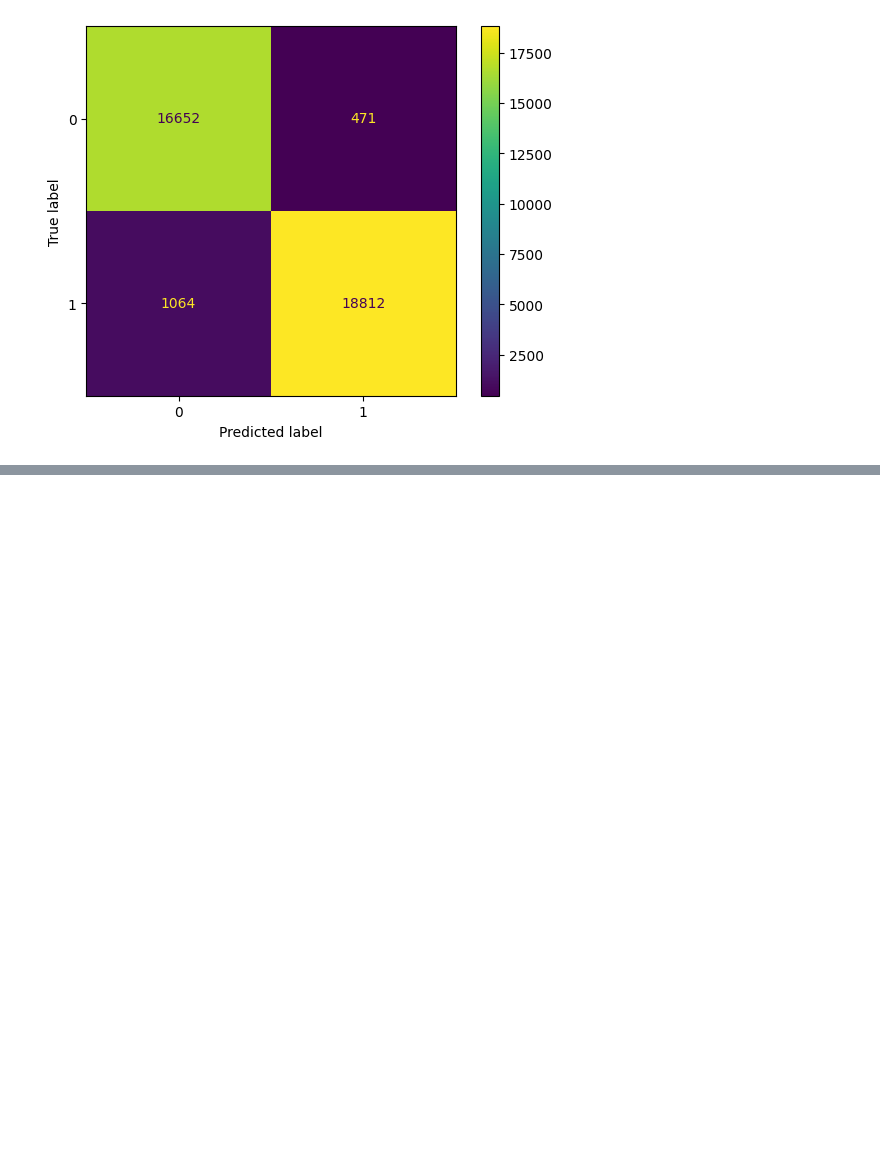
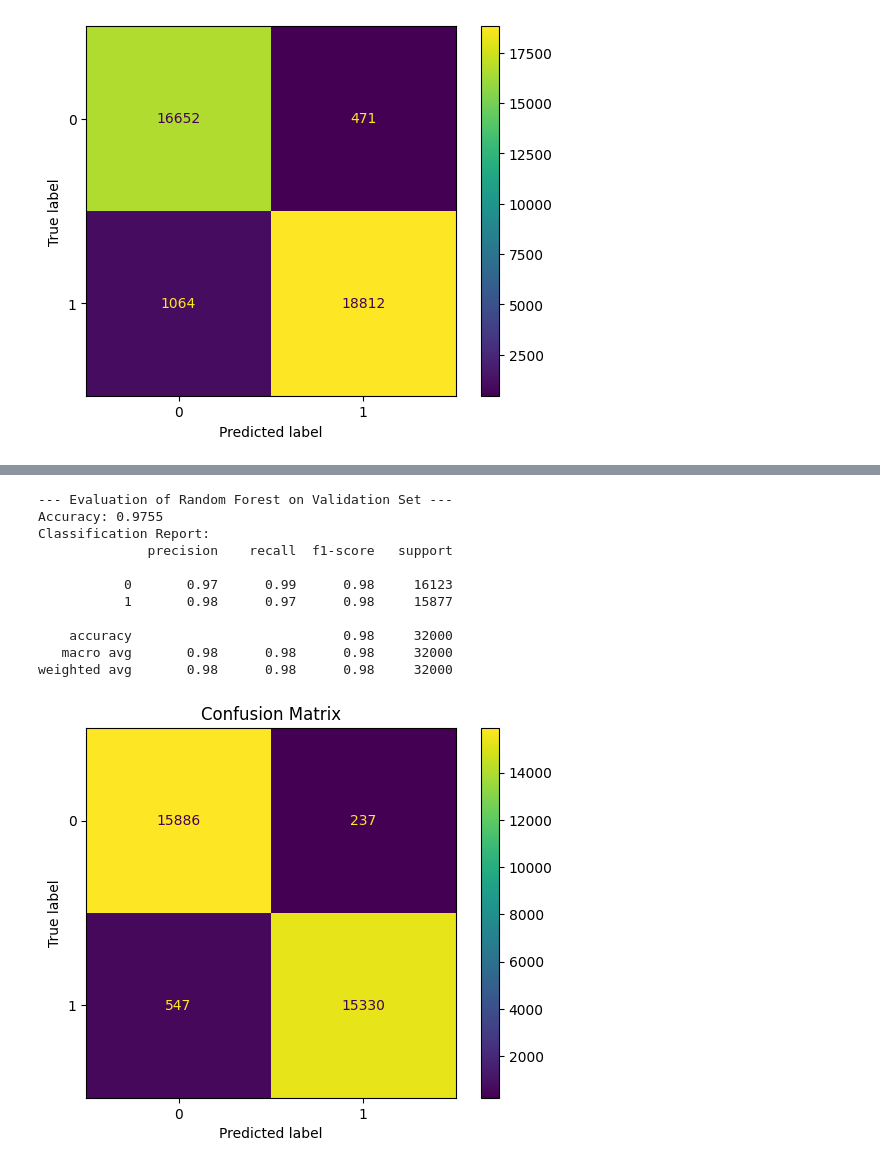
Before and after one commit to erskinekof/erskinekof.github.io, a Jupyter notebook: Copy_of_dga_models.ipynb, the cells around one changed output, grey strips where cells are left out. Saved outputs shown, nothing was run; the diff lists cells and outputs as text; code cells hidden in the pictures; blank space fills up the shorter version.

```diff
--- a/Copy_of_dga_models.ipynb
+++ b/Copy_of_dga_models.ipynb
@@ -1774,0 +1953,54 @@ weighted avg       0.96      0.96      0.96     36999
+# %%
+import joblib
+import pandas as pd
+import numpy as np
+from datetime import datetime, timedelta
+from sklearn.model_selection import train_test_split
+
+# --- Re-creating df_app.csv (validation data) if not already present or updated ---
+# This section ensures df_app.csv is up-to-date and consistent with the trained model's data processing.
+# Load the main dataset to derive the validation set based on the original data split logic.
+original_df = pd.read_csv('/content/dga_data.csv')
+original_df = original_df.dropna()
+original_df['isDGA'] = original_df['isDGA'].apply(lambda x: 1 if x == 'dga' else 0)
+
+# Re-split data to get the exact X_test and y_test used for df_app creation earlier
+X_full = original_df[['domain', 'host']]
+y_full = original_df['isDGA']
+_, X_test_derived, _, y_test_derived = train_test_split(X_full, y_full, test_size=0.2, random_state=42)
+
+# Re-create df_app DataFrame to be used as df_val
+num_samples_derived = len(y_test_derived)
+base_date = datetime(2024, 6, 19) # Consistent with previous creation
+times = [base_date + timedelta(seconds=np.random.randint(0, 86400)) for _ in range(num_samples_derived)]
+
+df_val_recreated = pd.DataFrame({'Target': y_test_derived, 'Query': X_test_derived['domain'] + ' ' + X_test_derived['host'], 'Host': X_test_derived['host'], 'Time': [time.strftime('%Y-%m-%d %H:%M:%S') for time in times]})
+
+# Convert 'Target' column for df_val_recreated to numerical labels (0/1)
+df_val_recreated['Target_Label'] = df_val_recreated['Target'] # Use the numerical 'Target' column directly
+
+# --- Load the trained model and vectorizer ---
+# Using the paths where they were saved in the previous cell.
+model_rf_loaded = joblib.load('/content/dga_model_rf.pkl')
+tfidf_vectorizer_loaded = joblib.load('/content/tfidf_vectorizer_xtrain.pkl')
+
+# --- Prepare validation data and make predictions ---
+x_val_transformed_rf = tfidf_vectorizer_loaded.transform(df_val_recreated['Host']) # Use 'Host' column for RF
+y_pred_val_rf = model_rf_loaded.predict(x_val_transformed_rf)
+
+# --- Print results for Random Forest on validation set ---
+print('--- Evaluation of Random Forest on Validation Set ---')
+printRes(df_val_recreated['Target_Label'], y_pred_val_rf)
+# %% [output]
+--- Evaluation of Random Forest on Validation Set ---
+Accuracy: 0.9755
+Classification Report:
+              precision    recall  f1-score   support
+
+           0       0.97      0.99      0.98     16123
+           1       0.98      0.97      0.98     15877
+
+    accuracy                           0.98     32000
+   macro avg       0.98      0.98      0.98     32000
+weighted avg       0.98      0.98      0.98     32000
+[figure, added]
```
Also changed, not shown: parts of 20 cells of this notebook.
